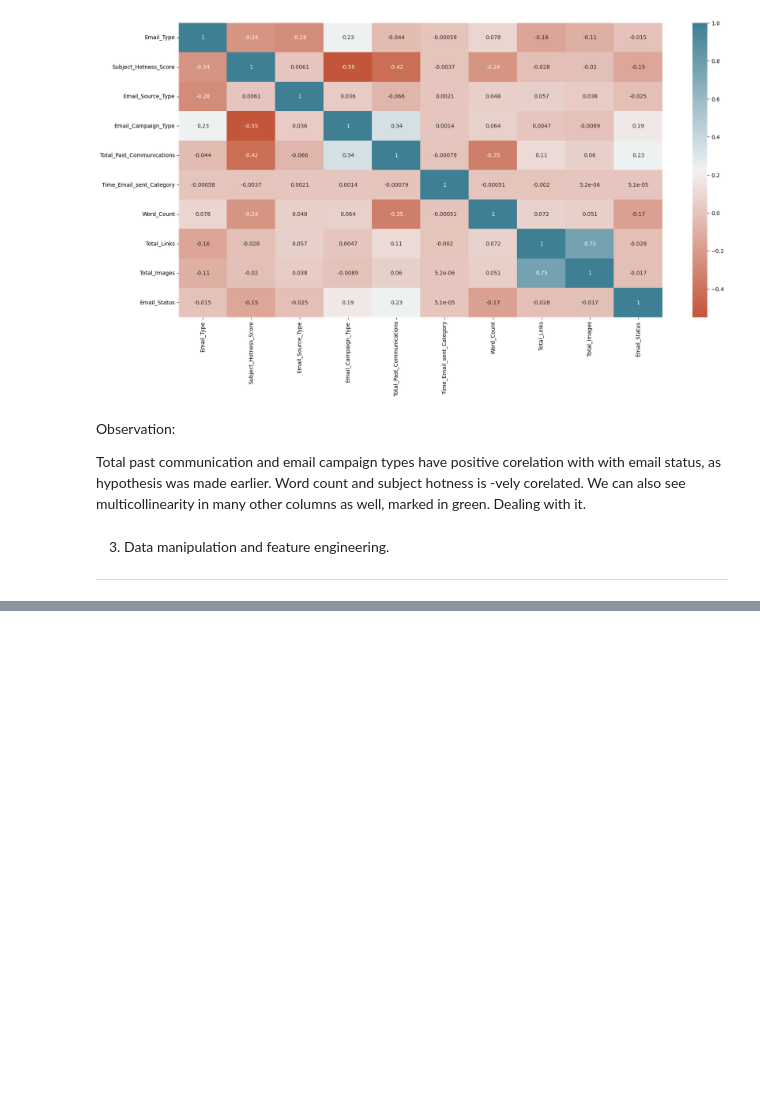
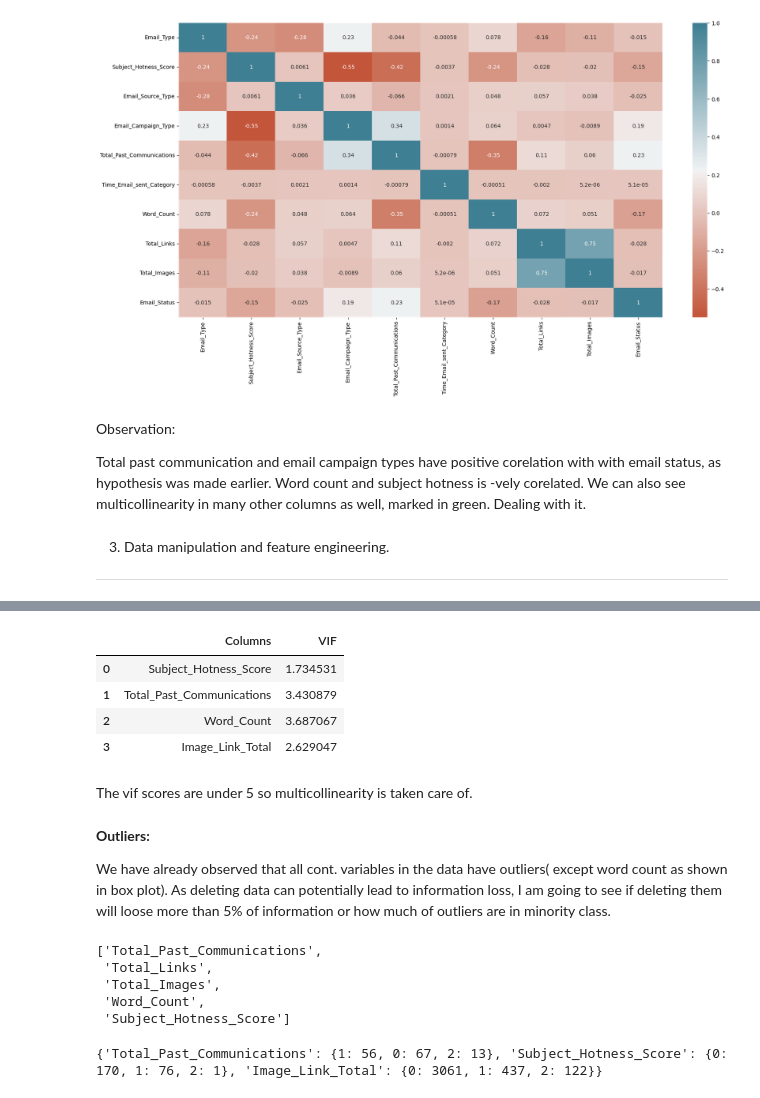
Before and after one commit to akashkivani/almabetter-Email-Campaign-Effectiveness-Prediction-Project, a Jupyter notebook: Email_Campaign_Effectiveness_Prediction.ipynb, the cells around one changed output, grey strips where cells are left out. Saved outputs shown, nothing was run; the diff lists cells and outputs as text; code cells hidden in the pictures; blank space fills up the shorter version.

```diff
--- a/Email_Campaign_Effectiveness_Prediction.ipynb
+++ b/Email_Campaign_Effectiveness_Prediction.ipynb
@@ -281,0 +320,29 @@ We can also see multicollinearity in many other columns as well, marked in green
+# %%
+df['Image_Link_Total'] = df['Total_Images'] + df['Total_Links']
+
+df.drop(['Total_Images' , 'Total_Links'] , inplace = True , axis =1)
+# %%
+vif_df = vif_calculator(df[[i for i in df.describe().columns if i not in categorical_var + ['Email_Status']]])
+
+vif_df
+# %% [output]
+|  | Columns | VIF |
+| 0 | Subject_Hotness_Score | 1.734531 |
+| 1 | Total_Past_Communications | 3.430879 |
+| 2 | Word_Count | 3.687067 |
+| 3 | Image_Link_Total | 2.629047 |
+# %% [markdown]
+The vif scores are under 5 so multicollinearity is taken care of.
+# %% [markdown]
+**Outliers:**
+
+We have already observed that all cont. variables in the data have outliers( except word count as shown in box plot).
+As deleting data can potentially lead to information loss, I am going to see if deleting them will loose more than 5% of information or how much of outliers are in minority class.
+# %%
+cont_var
+# %% [output]
+['Total_Past_Communications',
+ 'Total_Links',
+ 'Total_Images',
+ 'Word_Count',
+ 'Subject_Hotness_Score']
@@ -281,0 +355,16 @@ We can also see multicollinearity in many other columns as well, marked in green
+# %%
+outliers = {}
+for elem in cont_var:
+  q_75, q_25 = np.percentile(df.loc[:,elem],[75,25])
+  IQR_zone = q_75-q_25
+  max = q_75+(1.5*IQR_zone)
+  min = q_25-(1.5*IQR_zone)
+  outlier_list=[]
+  outlier_list=df.loc[df[elem] < min]['Email_Status'].tolist()
+  outlier_list.append(df.loc[df[elem] > max]['Email_Status'].tolist())
+  outliers[elem]={}
+  for i in outlier_list[0]:
+      outliers[elem][i] = outliers[elem].get(i,0) + 1
+print(outliers)
+# %% [output]
+{'Total_Past_Communications': {1: 56, 0: 67, 2: 13}, 'Subject_Hotness_Score': {0: 170, 1: 76, 2: 1}, 'Image_Link_Total': {0: 3061, 1: 437, 2: 122}}
```
Also changed, not shown: parts of 17 cells of this notebook.
